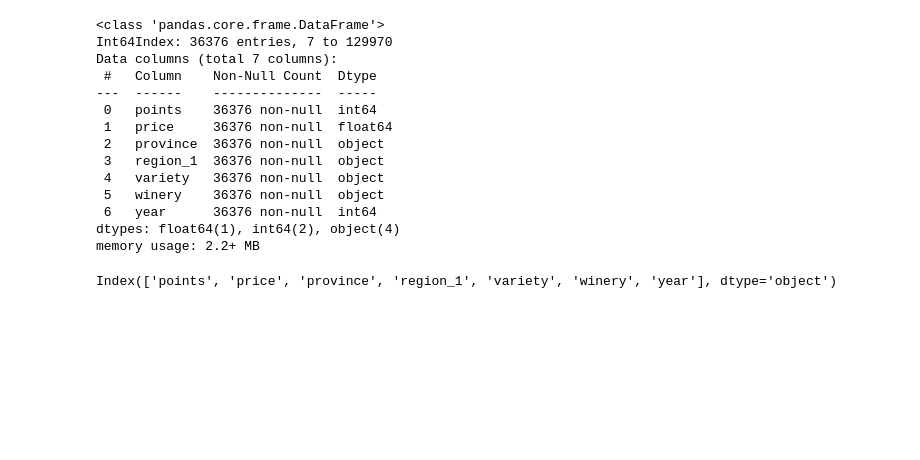
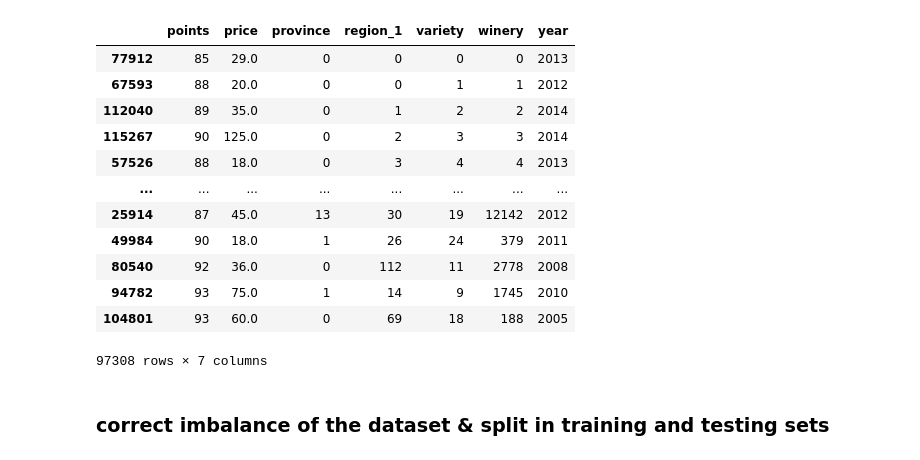
Before and after one commit to kerpa/wine-reviews, a Jupyter notebook: 4-regression.ipynb, the cells around one changed output. Cells and saved outputs as stored; diff of their text form; code cells hidden in the pictures; blank space fills up the shorter version.

```diff
--- a/4-regression.ipynb
+++ b/4-regression.ipynb
@@ -94,10 +88,9 @@ min        1973.000000
 max        2017.000000
 Name: year, dtype: float64
 # %%
+#Drop unecessary columns
 df.drop(['description','designation','taster_twitter_handle','taster_name','region_2','title','country'],axis=1, inplace=True)
-
-#remove outliers in price
-df = df[df['price']<100]
+df.dropna(inplace=True)
 df.info()
 # %% [output]
 <class 'pandas.core.frame.DataFrame'>
@@ -117,12 +109,0 @@ memory usage: 6.2+ MB
-# %%
-top_province = df['province'].value_counts()
-df = df[df['province'].isin(top_province.index[:1000])]
-
-top_variety = df['variety'].value_counts()
-df = df[df['variety'].isin(top_variety.index[:1000])]
-
-top_region_1 = df['region_1'].value_counts()
-df = df[df['region_1'].isin(top_region_1.index[:1000])]
-# %%
-top_winery = df['winery'].value_counts()
-df = df[df['winery'].isin(top_winery.index[:1000])]
@@ -155,30 +109,0 @@ df.head()
-# %%
-#One hot encoding of the categorical variables
-#province, region_1, variety, winery
-from sklearn.preprocessing import OneHotEncoder
-
-OHE = OneHotEncoder(categories='auto')
-
-OHE.fit(df[['province','region_1','variety','winery']])
-OHE.transform(df[['province','region_1','variety','winery']]).toarray()
-
-df.info()
-# %% [output]
-<class 'pandas.core.frame.DataFrame'>
-Int64Index: 36376 entries, 7 to 129970
-Data columns (total 7 columns):
- #   Column    Non-Null Count  Dtype
----  ------    --------------  -----
- 0   points    36376 non-null  int64
- 1   price     36376 non-null  float64
- 2   province  36376 non-null  object
- 3   region_1  36376 non-null  object
- 4   variety   36376 non-null  object
- 5   winery    36376 non-null  object
- 6   year      36376 non-null  int64
-dtypes: float64(1), int64(2), object(4)
-memory usage: 2.2+ MB
-# %%
-df.columns
-# %% [output]
-Index(['points', 'price', 'province', 'region_1', 'variety', 'winery', 'year'], dtype='object')
@@ -193,0 +110,32 @@ X_train, X_test, y_train, y_test = train_test_split(features, target, test_size=
+# %%
+#tranformation in number for categorical features
+
+codes_prov, uniques = pd.factorize(df['province'])
+df['province'] = codes_prov
+
+codes_reg1, uniques = pd.factorize(df['region_1'])
+df['region_1'] = codes_reg1
+
+codes_var, uniques = pd.factorize(df['variety'])
+df['variety'] = codes_var
+
+codes_win, uniques = pd.factorize(df['winery'])
+df['winery'] = codes_win
+
+df
+# %% [output]
+|  | points | price | province | region_1 | variety | winery | year |
+| 77912 | 85 | 29.0 | 0 | 0 | 0 | 0 | 2013 |
+| 67593 | 88 | 20.0 | 0 | 0 | 1 | 1 | 2012 |
+| 112040 | 89 | 35.0 | 0 | 1 | 2 | 2 | 2014 |
+| 115267 | 90 | 125.0 | 0 | 2 | 3 | 3 | 2014 |
+| 57526 | 88 | 18.0 | 0 | 3 | 4 | 4 | 2013 |
+| ... | ... | ... | ... | ... | ... | ... | ... |
+| 25914 | 87 | 45.0 | 13 | 30 | 19 | 12142 | 2012 |
+| 49984 | 90 | 18.0 | 1 | 26 | 24 | 379 | 2011 |
+| 80540 | 92 | 36.0 | 0 | 112 | 11 | 2778 | 2008 |
+| 94782 | 93 | 75.0 | 1 | 14 | 9 | 1745 | 2010 |
+| 104801 | 93 | 60.0 | 0 | 69 | 18 | 188 | 2005 |
+97308 rows × 7 columns
+# %% [markdown]
+### correct imbalance of the dataset & split in training and testing sets
```
Also changed, not shown: parts of 26 cells of this notebook, 23 other files.
